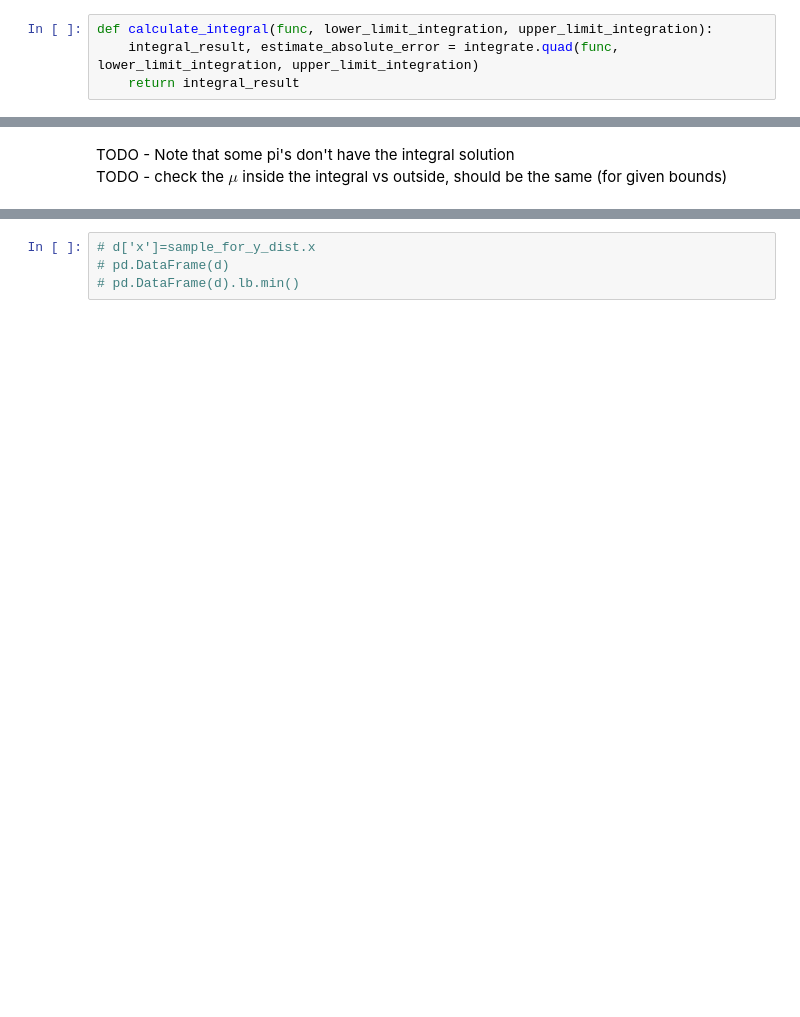
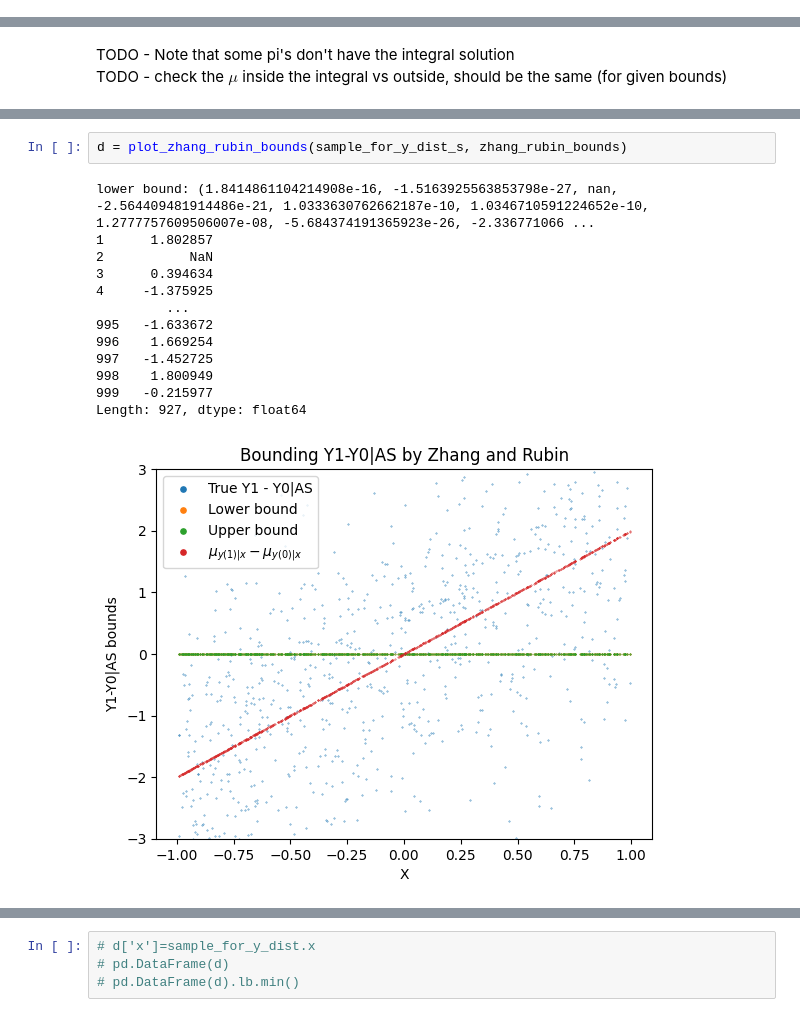
Before and after one commit to HadarRosenwald/competing_risks_simulation, a Jupyter notebook: competing_risks_simulation.ipynb, the cells around one changed output, grey strips where cells are left out. Saved outputs shown, nothing was run; the diff lists cells and outputs as text; blank space fills up the shorter version.

```diff
--- a/competing_risks_simulation.ipynb
+++ b/competing_risks_simulation.ipynb
@@ -170,4 +110,0 @@ $\pi_h: \max\left(0,\overbrace{1-\frac{1}{1+\exp\{(-\beta_0-\beta_2x)\}}}^{P_{T=
-# %%
-def calculate_integral(func, lower_limit_integration, upper_limit_integration):
-    integral_result, estimate_absolute_error = integrate.quad(func, lower_limit_integration, upper_limit_integration)
-    return integral_result
@@ -493,3 +281,19 @@ lower bound: (1.8414861104214908e-16, -1.5163925563853798e-27, -1.41751502308271
+# %%
+d = plot_zhang_rubin_bounds(sample_for_y_dist_s, zhang_rubin_bounds)
+# %% [output]
+lower bound: (1.8414861104214908e-16, -1.5163925563853798e-27, nan, -2.564409481914486e-21, 1.0333630762662187e-10, 1.0346710591224652e-10, 1.2777757609506007e-08, -5.684374191365923e-26, -2.336771066 ...
+1      1.802857
+2           NaN
+3      0.394634
+4     -1.375925
+         ...
+995   -1.633672
+996    1.669254
+997   -1.452725
+998    1.800949
+999   -0.215977
+Length: 927, dtype: float64
+[figure, added]
 # %%
 pd.Series(d['up']).hist()
 pd.Series(d['lb']).hist()
```
Also changed, not shown: parts of 21 cells of this notebook, 1 other file.
